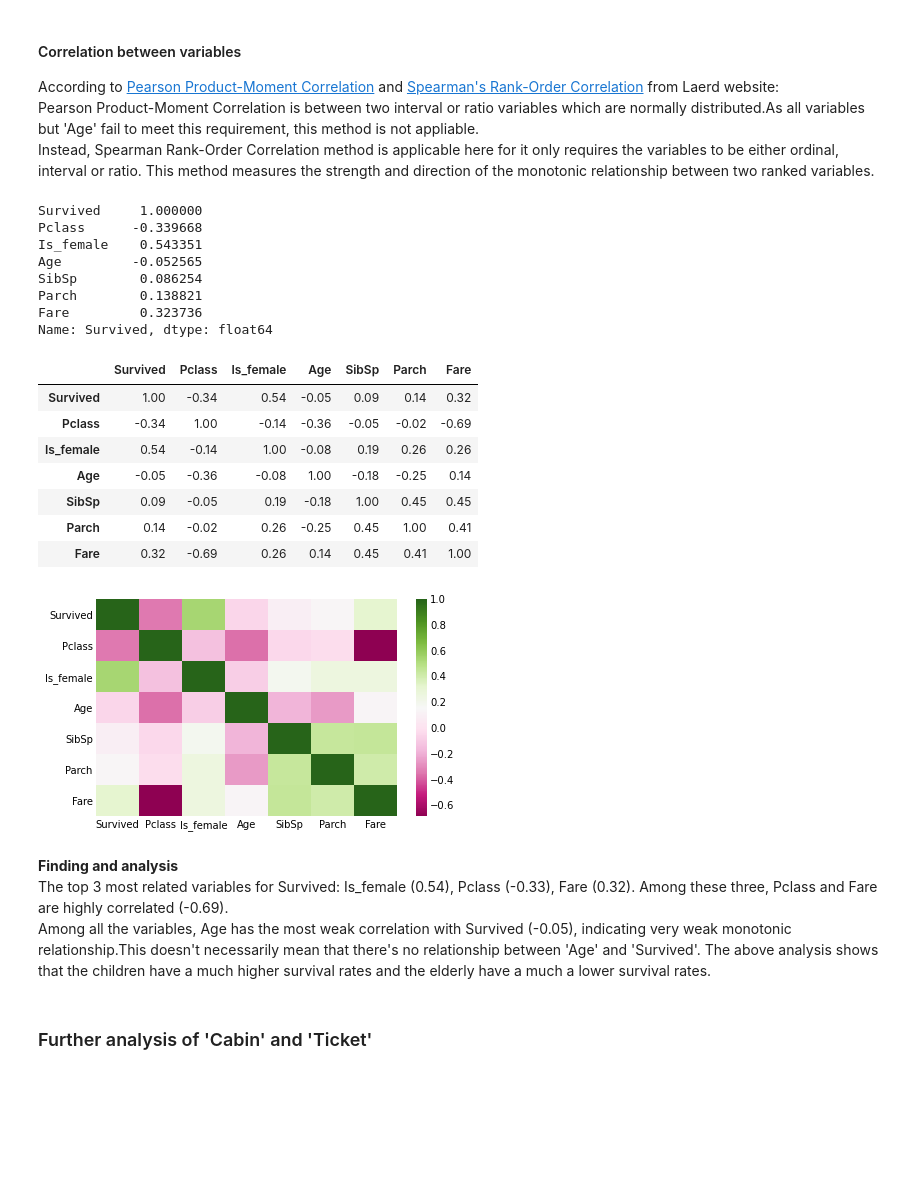
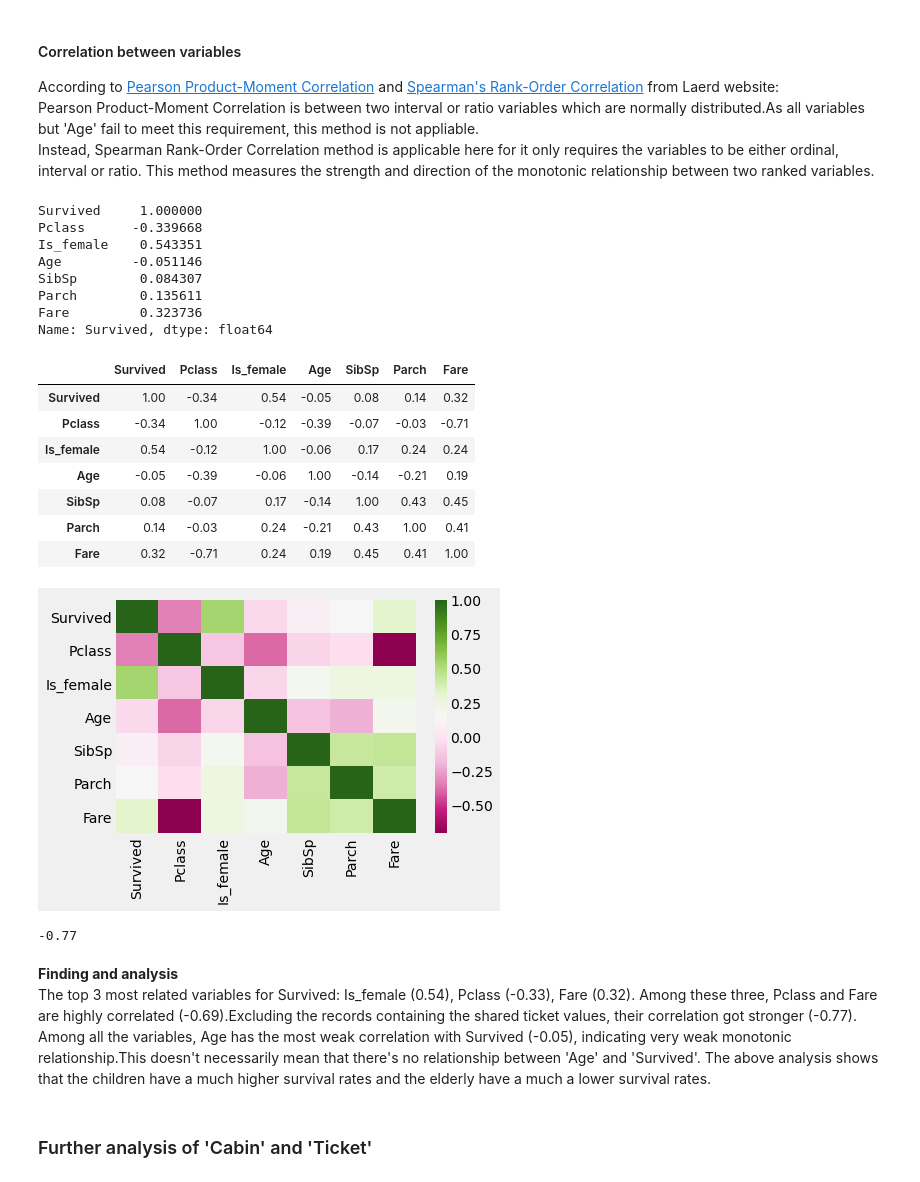
Before and after one commit to Brendalish/titanic, a Jupyter notebook: EDA of Combined Datasets.ipynb, the cells around one changed output. Drawn from its saved outputs; the diff is of its cells as text; code cells hidden in the pictures; blank space fills up the shorter version.

```diff
--- a/EDA of Combined Datasets.ipynb
+++ b/EDA of Combined Datasets.ipynb
@@ -349,0 +437,6 @@ Duplicated value counts of Cabin
+# %%
+#group the records by ticket numbers and count each groups
+ticket_group_sizes = full_df.groupby('Ticket').size()
+
+#create a new feature 'Ticket_group_size'
+full_df['Ticket_group_size'] = full_df['Ticket'].apply(lambda x: ticket_group_sizes[x])
@@ -349,0 +519,4 @@ Duplicated value counts of Cabin
+# %%
+#Correct the wrong fares
+full_df.loc[[451, 490], 'Fare'] = 6.9667
+full_df.iloc[[451, 490]]
@@ -349,0 +528,3 @@ Duplicated value counts of Cabin
+# %%
+full_df['Fare_mean'] = full_df['Fare']/full_df['Ticket_group_size']
+sns.boxplot(x='Pclass', y='Fare_mean', data=full_df[full_df['Ticket_group_size']!=1]);
@@ -441,38 +651,43 @@ Pearson Product-Moment Correlation is between two interval or ratio variables wh
 Instead, Spearman Rank-Order Correlation method is applicable here for it only requires the variables to be either ordinal, interval or ratio. This method measures the strength and direction of the monotonic relationship between two ranked variables.
 # %%
 #map the sex values to 0 and 1, and create a new column 'Is_female'
-train_df['Is_female'] = train_df['Sex'].map({'female': 1, 'male': 0})
-train_df.drop('Sex',axis=1,inplace=True)
+full_df['Is_female'] = full_df['Sex'].map({'female': 1, 'male': 0})
+full_df.drop('Sex',axis=1,inplace=True)
 features = ['Survived', 'Pclass', 'Is_female', 'Age', 'SibSp', 'Parch', 'Fare']
-corr_spearman = train_df[features].corr(method='spearman')['Survived']
+corr_spearman = full_df[features].corr(method='spearman')['Survived']
 corr_spearman
 # %% [output]
 Survived     1.000000
 Pclass      -0.339668
 Is_female    0.543351
-Age         -0.052565
-SibSp        0.086254
-Parch        0.138821
+Age         -0.051146
+SibSp        0.084307
+Parch        0.135611
 Fare         0.323736
 Name: Survived, dtype: float64
 # %%
 #use heatmap for visualization and choose contrast colors for a more clear view
-display(round(train_df[features].corr(method='spearman'), 2))
-sns.heatmap(train_df[features].corr(method='spearman'), cmap="PiYG");
+display(round(full_df[features].corr(method='spearman'), 2))
+sns.heatmap(full_df[features].corr(method='spearman'), cmap="PiYG");
 # %% [output]
 |  | Survived | Pclass | Is_female | Age | SibSp | Parch | Fare |
-| Survived | 1.00 | -0.34 | 0.54 | -0.05 | 0.09 | 0.14 | 0.32 |
-| Pclass | -0.34 | 1.00 | -0.14 | -0.36 | -0.05 | -0.02 | -0.69 |
-| Is_female | 0.54 | -0.14 | 1.00 | -0.08 | 0.19 | 0.26 | 0.26 |
-| Age | -0.05 | -0.36 | -0.08 | 1.00 | -0.18 | -0.25 | 0.14 |
-| SibSp | 0.09 | -0.05 | 0.19 | -0.18 | 1.00 | 0.45 | 0.45 |
-| Parch | 0.14 | -0.02 | 0.26 | -0.25 | 0.45 | 1.00 | 0.41 |
-| Fare | 0.32 | -0.69 | 0.26 | 0.14 | 0.45 | 0.41 | 1.00 |
+| Survived | 1.00 | -0.34 | 0.54 | -0.05 | 0.08 | 0.14 | 0.32 |
+| Pclass | -0.34 | 1.00 | -0.12 | -0.39 | -0.07 | -0.03 | -0.71 |
+| Is_female | 0.54 | -0.12 | 1.00 | -0.06 | 0.17 | 0.24 | 0.24 |
+| Age | -0.05 | -0.39 | -0.06 | 1.00 | -0.14 | -0.21 | 0.19 |
+| SibSp | 0.08 | -0.07 | 0.17 | -0.14 | 1.00 | 0.43 | 0.45 |
+| Parch | 0.14 | -0.03 | 0.24 | -0.21 | 0.43 | 1.00 | 0.41 |
+| Fare | 0.32 | -0.71 | 0.24 | 0.19 | 0.45 | 0.41 | 1.00 |
-[figure, old version]
+[figure, new version]
+# %%
+#check the correlation between Fare and Pclass after removing the records containing the shared ticket numbers
+round(tickets_not_shared[['Fare', 'Pclass']].corr(method='spearman').iloc[0,1], 2)
+# %% [output]
+-0.77
 # %% [markdown]
 **Finding and analysis**
 The top 3 most related variables for Survived: Is_female (0.54), Pclass (-0.33), Fare (0.32).
-Among these three, Pclass and Fare are highly correlated (-0.69).
+Among these three, Pclass and Fare are highly correlated (-0.69).Excluding the records containing the shared ticket values, their correlation got stronger (-0.77).
 Among all the variables, Age has the most weak correlation with Survived (-0.05), indicating very weak monotonic relationship.This doesn't necessarily mean that there's no relationship between 'Age' and 'Survived'. The above analysis shows that the children have a much higher survival rates and the elderly have a much a lower survival rates.
 # %% [markdown]
 ### Further analysis of 'Cabin' and 'Ticket'
```
Also changed, not shown: parts of 103 cells of this notebook.
